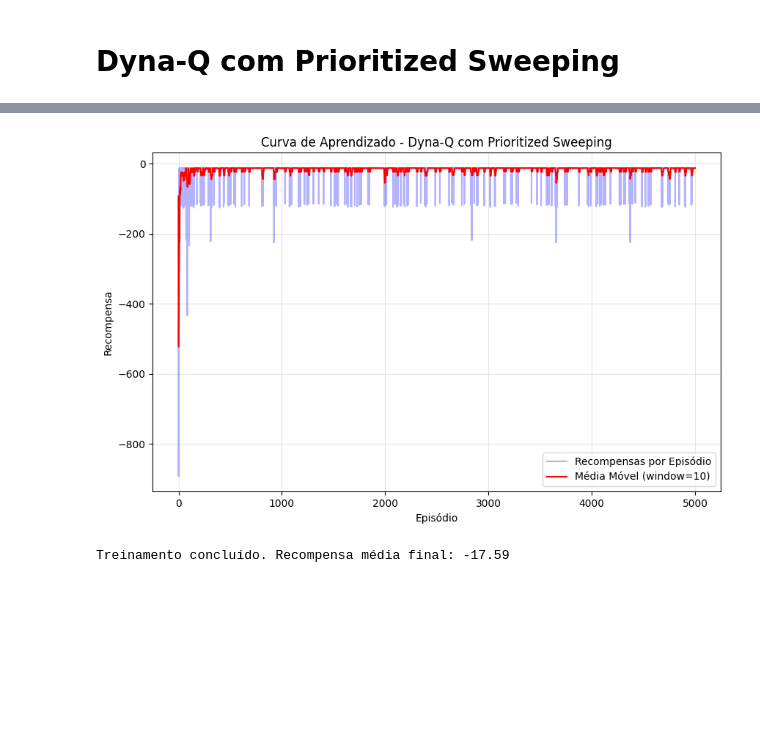
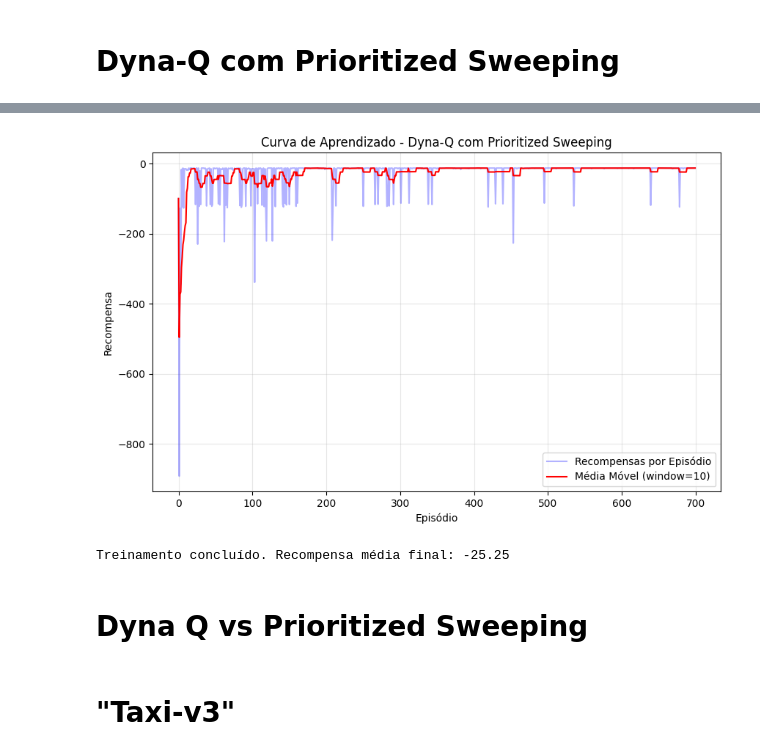
Before and after one commit to Luv4as/projeto11_RL, a Jupyter notebook: Projeto11_RL.ipynb, the cells around one changed output, grey strips where cells are left out. Drawn from its saved outputs; the diff is of its cells as text; code cells hidden in the pictures; blank space fills up the shorter version.

Commit message:
making comparisons between environments

```diff
--- a/Projeto11_RL.ipynb
+++ b/Projeto11_RL.ipynb
@@ -158,26 +158,22 @@ def run_dyna_q(env, episodes, lr=0.1, gamma=0.95, epsilon=0.1, planning_steps=5,
     reward = 0
 
     return sum_rewards_per_ep, Q
-# %%
-# escolha o ambiente descomentando uma das linhas abaixo
-ENV_NAME = "Taxi-v3"
-#ENV_NAME = "WindyGrid-v0"
-#ENV_NAME = "RaceTrack-v0"
-
-LR = 0.3
-GAMMA = 0.90
-EPSILON = 0.1
-
-#VERBOSE = True
 # %%
-env = gym.make(ENV_NAME)
+# Função para treinar ambientes
+def train(environment_name):
+  if environment_name == "FrozenLake-v1":
+    env = gym.make(environment_name, is_slippery=False)
+  else:
+    env = gym.make(environment_name)
 
-rmax = 10.0
-EPISODES = 700
+  rmax = 10.0
+  EPISODES = 700
 
-LR = 0.3
-GAMMA = 0.90
-EPSILON = 0.1
+  LR = 0.3
+  GAMMA = 0.90
+  EPSILON = 0.1
 
-rewards2, qtable2 = run_dyna_q(env, EPISODES, LR, GAMMA, EPSILON, planning_steps=10, verbose=True)
-print("Últimos resultados: media =", np.mean(rewards2[-20:]), ", desvio padrao =", np.std(rewards2[-20:]))
+  rewards, qtable = run_dyna_q(env, EPISODES, LR, GAMMA, EPSILON, planning_steps=10, verbose=True)
+  print("Últimos resultados: media =", np.mean(rewards[-20:]), ", desvio padrao =", np.std(rewards[-20:]))
+
+  return rewards, qtable
@@ -408,16 +446,18 @@ KeyboardInterrupt:
 # %%
 env_name = "CliffWalking"
 cliffwalking_agent = DynaQPrioritizedSweeping(
     env_name,
     alpha=0.1,
     gamma=0.95,
     epsilon=0.1,
     n_planning=50,
     theta=0.01
 )
 
-cliffwalking_rewards = cliffwalking_agent.train(num_episodes=5000)
+cliffwalking_rewards = cliffwalking_agent.train(num_episodes=700)
 print(f"Treinamento concluído. Recompensa média final: {np.mean(cliffwalking_rewards):.2f}")
 # %% [output]
-[figure, old version]
+[figure, new version]
-Treinamento concluído. Recompensa média final: -17.59
+Treinamento concluído. Recompensa média final: -25.25
+# %% [markdown]
+# Dyna Q vs Prioritized Sweeping
@@ -423,0 +484,2 @@ Treinamento concluído. Recompensa média final: -17.59
+# %% [markdown]
+# "Taxi-v3"
```
Also changed, not shown: parts of 19 cells of this notebook.
